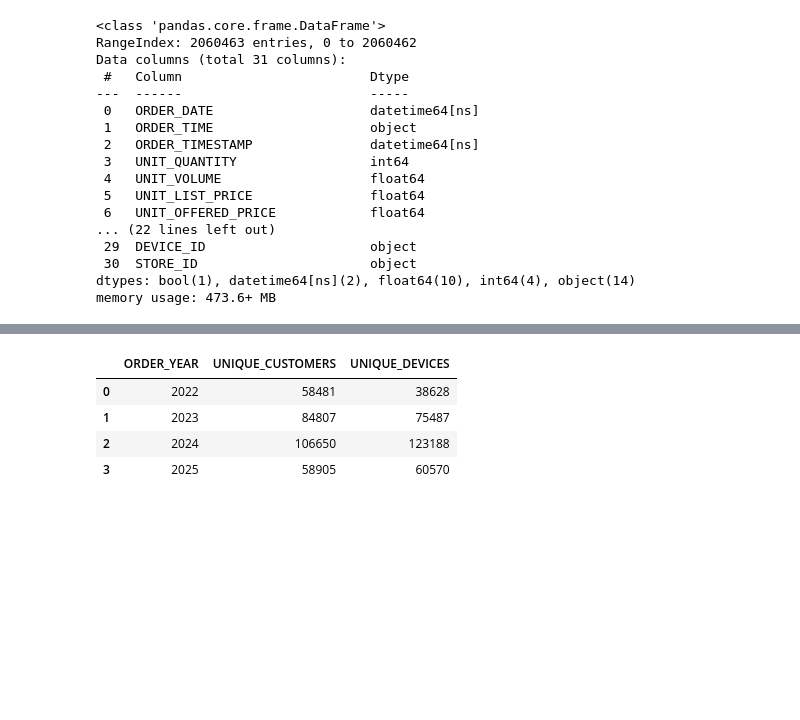
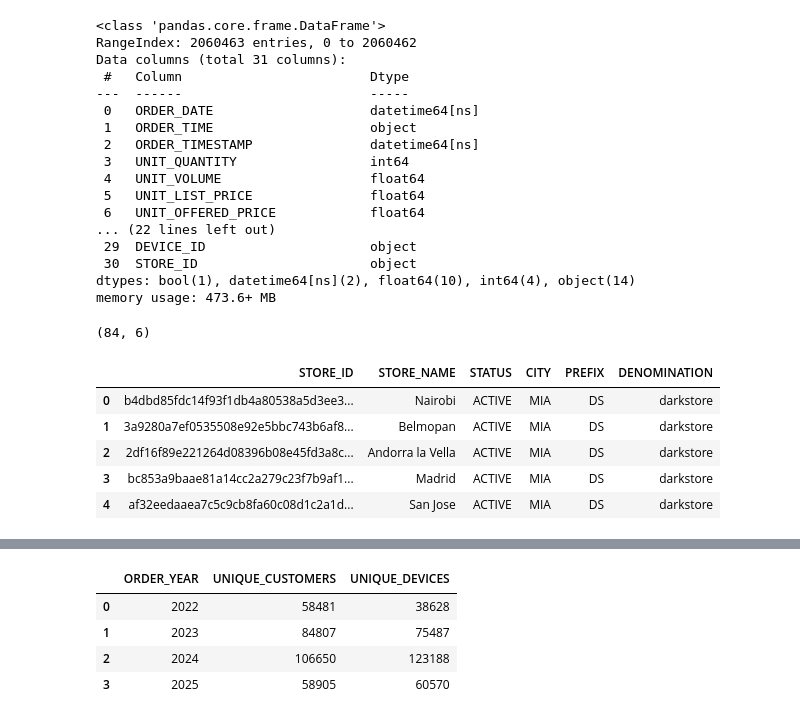
Before and after one commit to RobertoBerrocal/thesis, a Jupyter notebook: notebooks/dataset_sql.ipynb, the cells around one changed output, grey strips where cells are left out. Drawn from its saved outputs; the diff is of its cells as text; code cells hidden in the pictures; blank space fills up the shorter version.

```diff
--- a/notebooks/dataset_sql.ipynb
+++ b/notebooks/dataset_sql.ipynb
@@ -55,3 +53,16 @@ Data columns (total 31 columns):
  30  STORE_ID                      object
 dtypes: bool(1), datetime64[ns](2), float64(10), int64(4), object(14)
 memory usage: 473.6+ MB
+# %%
+store_master.shape
+# %% [output]
+(84, 6)
+# %%
+store_master.head()
+# %% [output]
+|  | STORE_ID | STORE_NAME | STATUS | CITY | PREFIX | DENOMINATION |
+| 0 | b4dbd85fdc14f93f1db4a80538a5d3ee3... | Nairobi | ACTIVE | MIA | DS | darkstore |
+| 1 | 3a9280a7ef0535508e92e5bbc743b6af8... | Belmopan | ACTIVE | MIA | DS | darkstore |
+| 2 | 2df16f89e221264d08396b08e45fd3a8c... | Andorra la Vella | ACTIVE | MIA | DS | darkstore |
+| 3 | bc853a9baae81a14cc2a279c23f7b9af1... | Madrid | ACTIVE | MIA | DS | darkstore |
+| 4 | af32eedaaea7c5c9cb8fa60c08d1c2a1d... | San Jose | ACTIVE | MIA | DS | darkstore |
```
Also changed, not shown: parts of 5 cells of this notebook, 1 other file.
